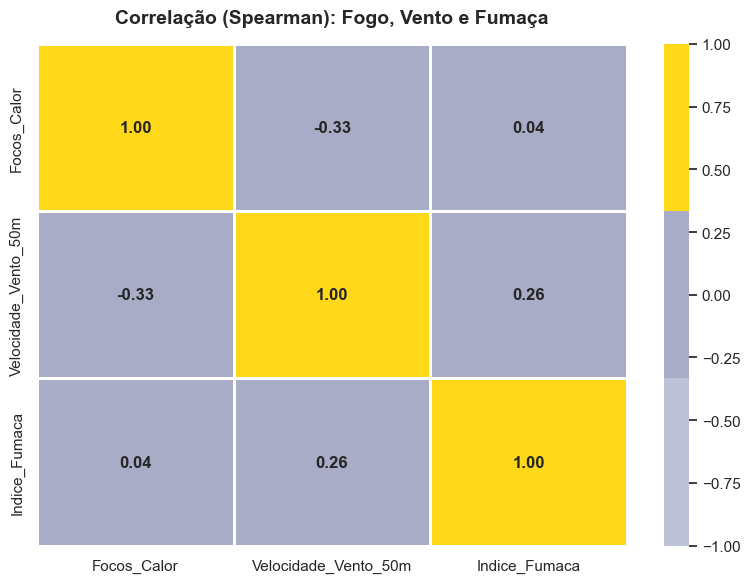
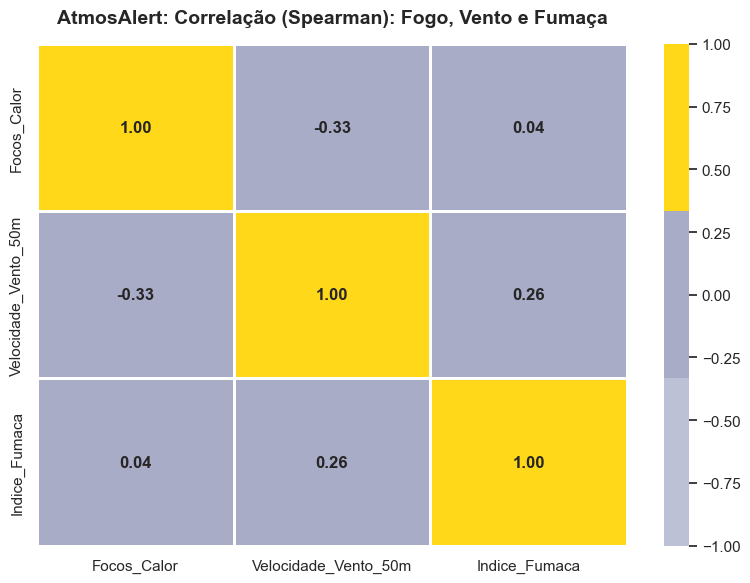
Unified diff of the notebook cell whose output changed from the first chart to the second:
--- before
+++ after
@@ -1,4 +1,2 @@
-print("Calculando a Matriz de Correlação de Spearman.")
-
 # 1. Selecionando apenas as variáveis numéricas contínuas
 colunas_continuas = ['Focos_Calor', 'Velocidade_Vento_50m', 'Indice_Fumaca']
@@ -24,5 +22,5 @@
 )
 
-plt.title('Correlação (Spearman): Fogo, Vento e Fumaça', fontsize=14, fontweight='bold', pad=15)
+plt.title('AtmosAlert: Correlação (Spearman): Fogo, Vento e Fumaça', fontsize=14, fontweight='bold', pad=15)
 plt.tight_layout()
 plt.show()

Commit: Finalizacao de analise em notebook